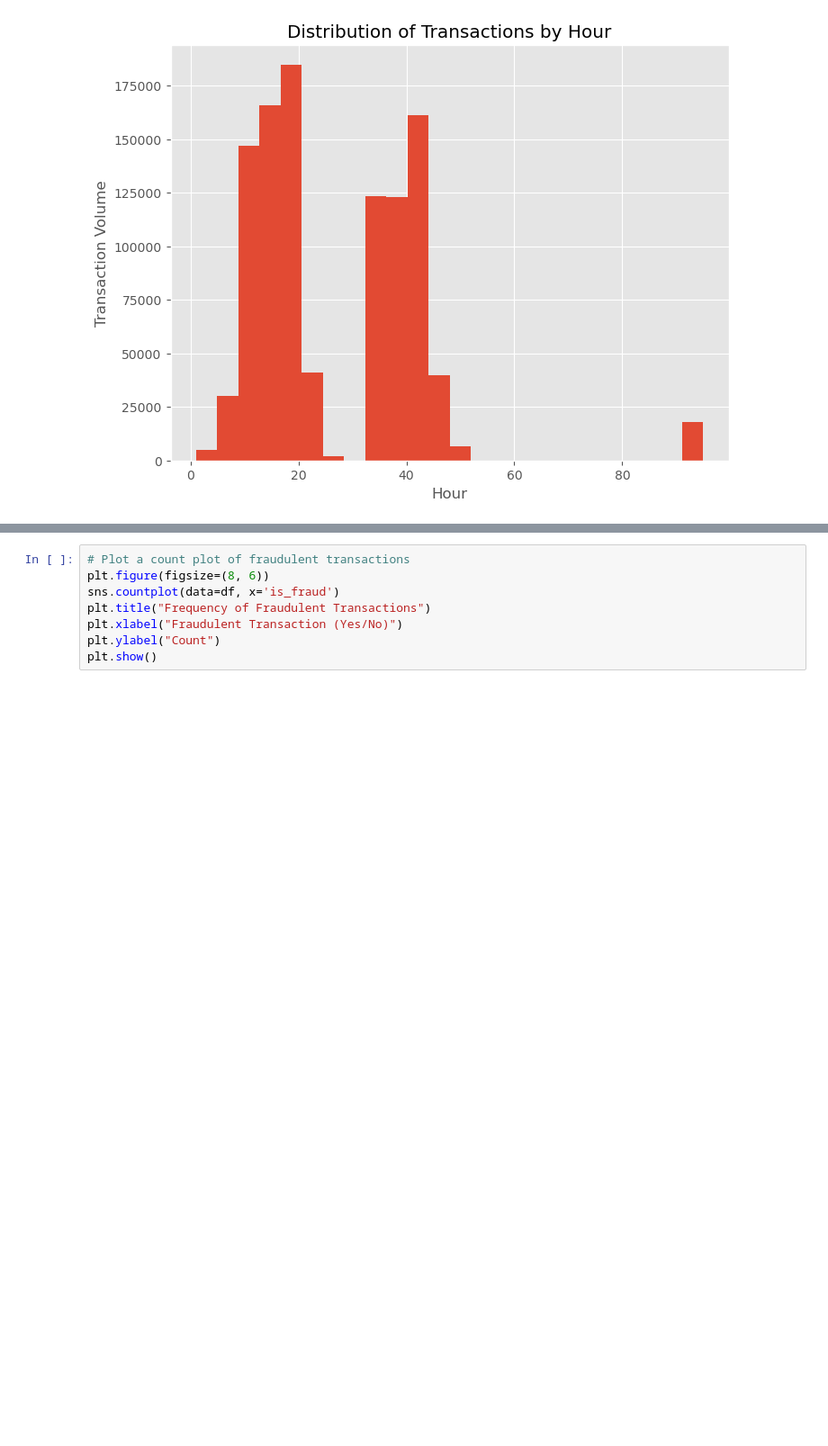
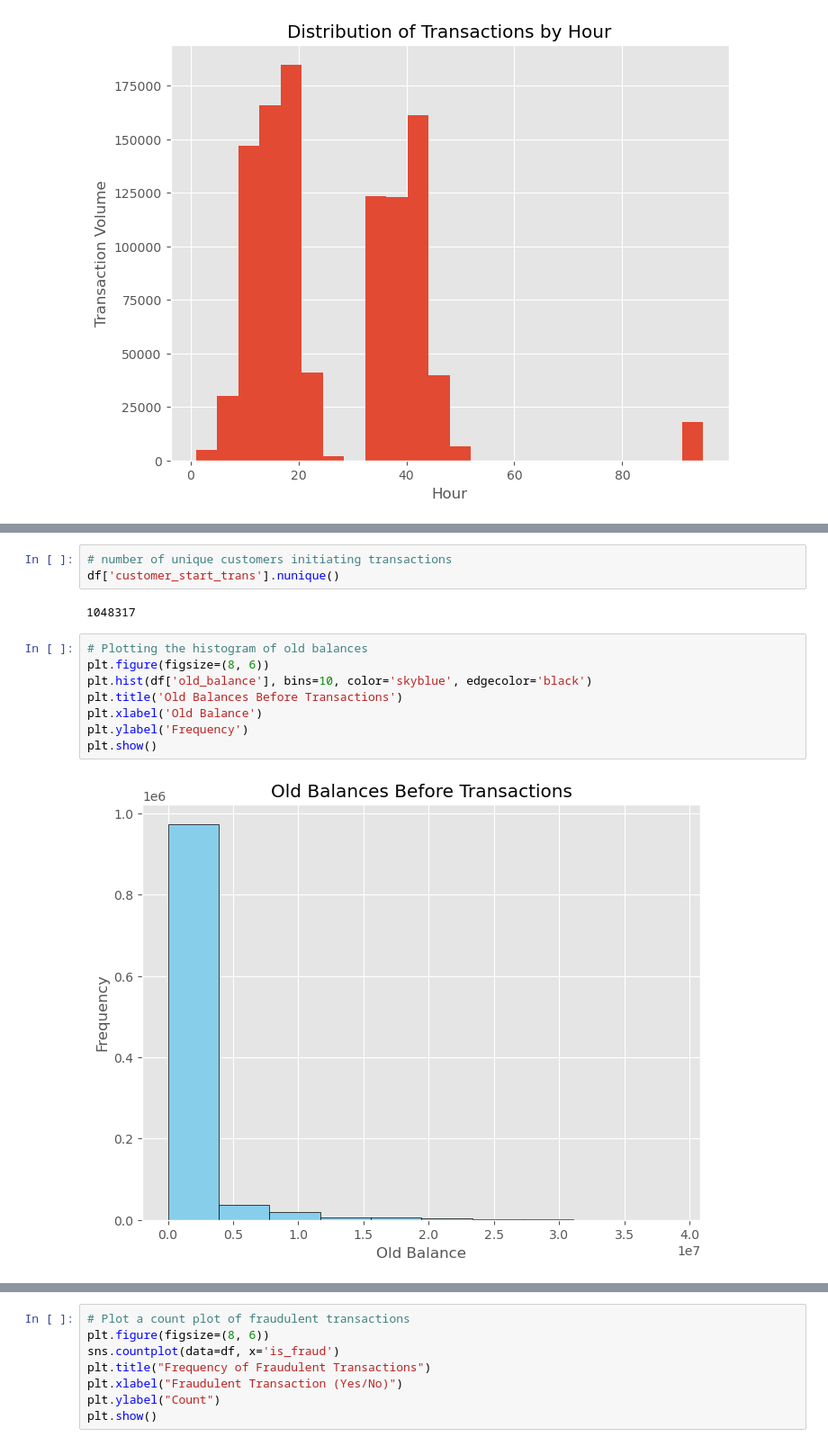
Before and after one commit to LoveRedemption/Online-payments-Fraud-, a Jupyter notebook: Online Fraud Detection.ipynb, the cells around one changed output, grey strips where cells are left out. Shown: that part at 90% size. Cells and saved outputs as stored; diff of their text form; blank space fills up the shorter version.

```diff
--- a/Online Fraud Detection.ipynb
+++ b/Online Fraud Detection.ipynb
@@ -257,0 +293,15 @@ Standard Deviation: 264940.93036311126
+# %%
+# number of unique customers initiating transactions
+df['customer_start_trans'].nunique()
+# %% [output]
+1048317
+# %%
+# Plotting the histogram of old balances
+plt.figure(figsize=(8, 6))
+plt.hist(df['old_balance'], bins=10, color='skyblue', edgecolor='black')
+plt.title('Old Balances Before Transactions')
+plt.xlabel('Old Balance')
+plt.ylabel('Frequency')
+plt.show()
+# %% [output]
+[figure, added]
```
Also changed, not shown: parts of 32 cells of this notebook.
